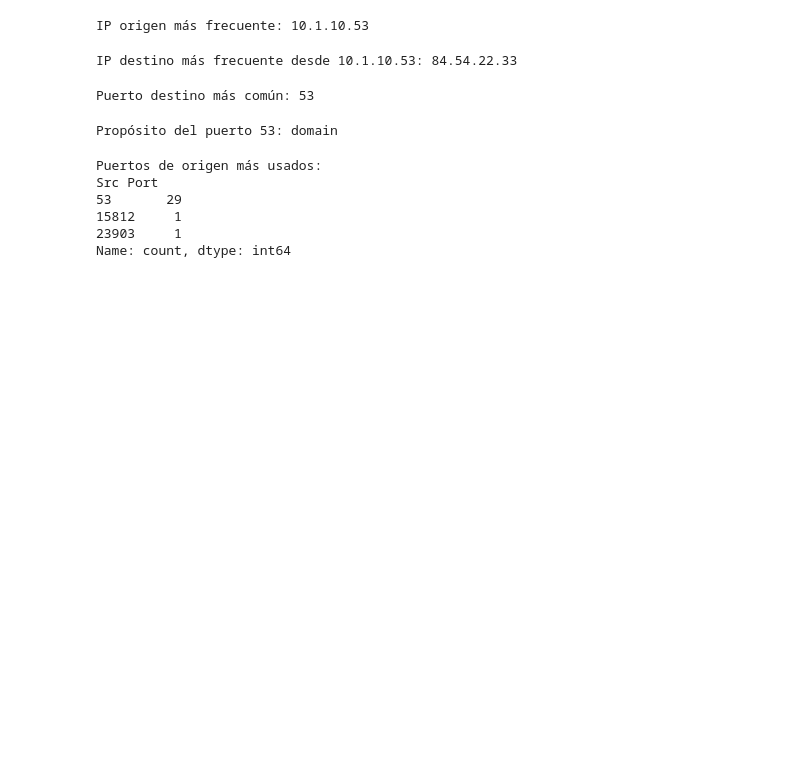
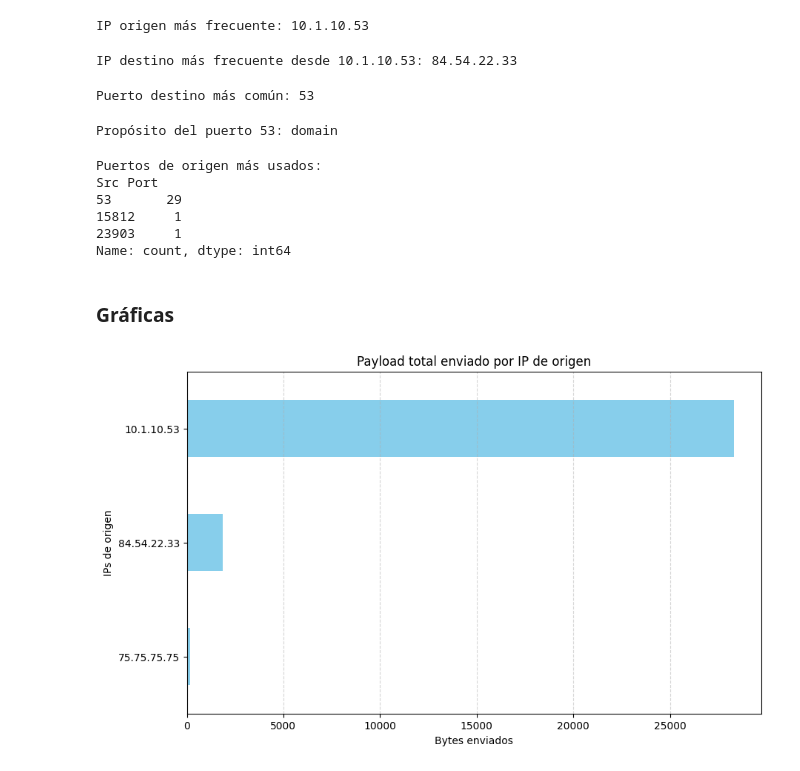
Before and after one commit to Jskenpo/LAB6_SDS, a Jupyter notebook: traffic.ipynb, the cells around one changed output. Cells and saved outputs as stored; diff of their text form; code cells hidden in the pictures; blank space fills up the shorter version.

```diff
--- a/traffic.ipynb
+++ b/traffic.ipynb
@@ -179,3 +179,29 @@ Src Port
 15812     1
 23903     1
 Name: count, dtype: int64
+# %% [markdown]
+### Gráficas
+# %%
+import matplotlib.pyplot as plt
+
+payloads = []
+
+for pkt in paquetes:
+    if pkt.haslayer("IP"):
+        payloads.append(len(pkt["IP"].payload))
+    else:
+        payloads.append(0)
+
+df["Payload Size"] = payloads
+# %%
+payloads_por_ip_origen = df.groupby("Src Address")["Payload Size"].sum().sort_values()
+
+plt.figure(figsize=(10,6))
+payloads_por_ip_origen.plot(kind="barh", color="skyblue")
+plt.xlabel("Bytes enviados")
+plt.ylabel("IPs de origen")
+plt.title("Payload total enviado por IP de origen")
+plt.grid(True, axis='x', linestyle='--', alpha=0.5)
+plt.show()
+# %% [output]
+[figure, added]
```
Also changed, not shown: parts of 5 cells of this notebook.
